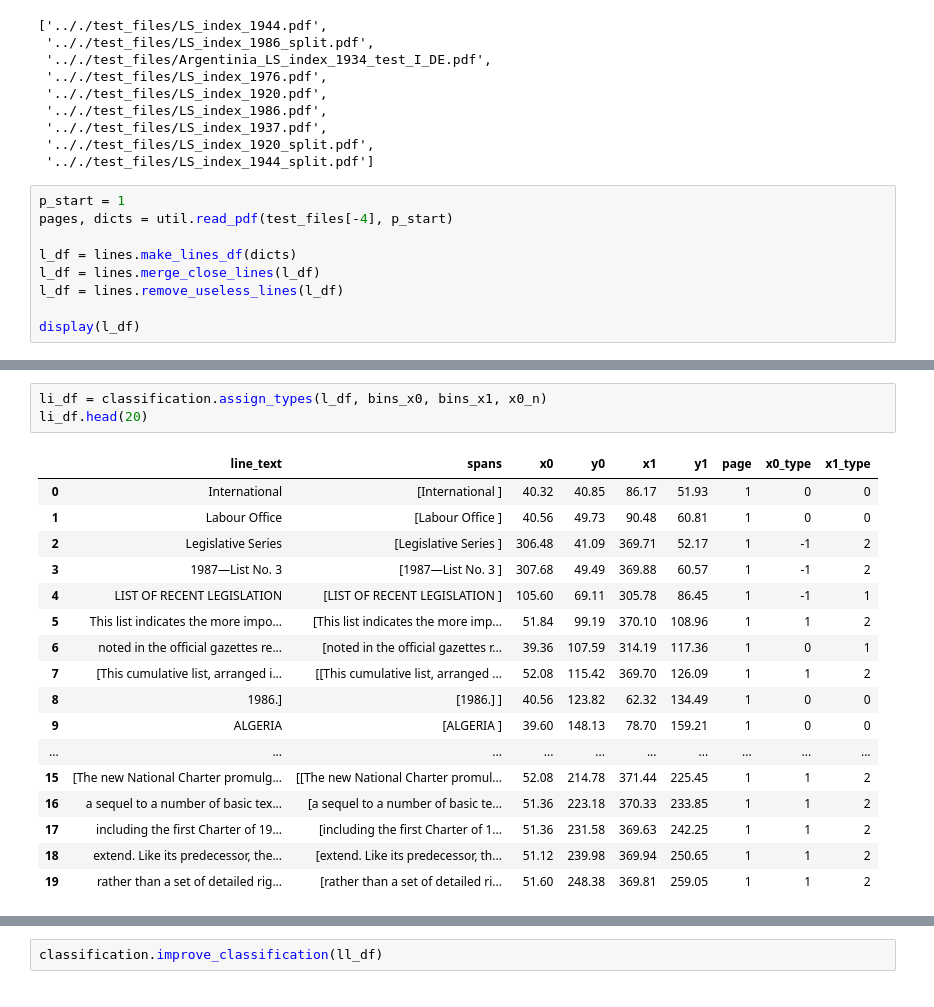
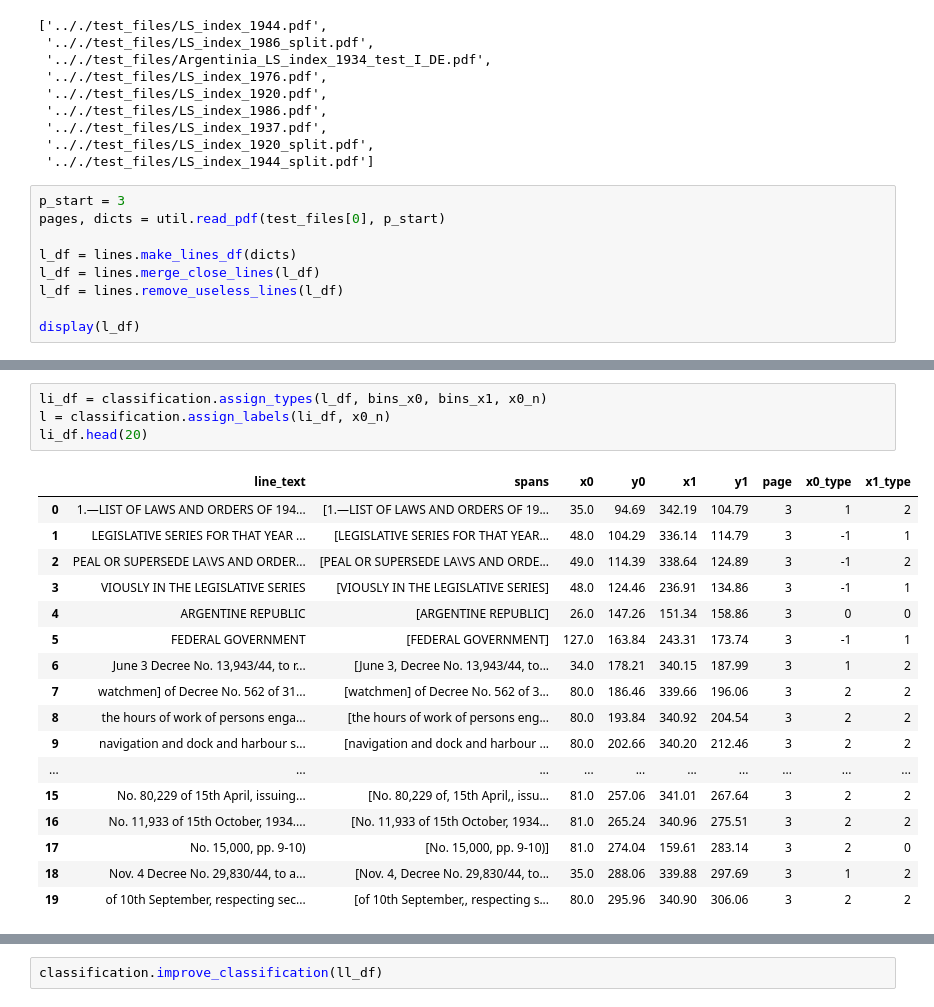
Before and after one commit to jeusa/indexex, a Jupyter notebook: code/index_extraction.ipynb, the cells around one changed output, grey strips where cells are left out. Cells and saved outputs as stored; diff of their text form.

Commit message:
FIX: drop first

```diff
--- a/code/index_extraction.ipynb
+++ b/code/index_extraction.ipynb
@@ -27,8 +27,8 @@ test_files
  '.././test_files/LS_index_1920_split.pdf',
  '.././test_files/LS_index_1944_split.pdf']
 # %%
-p_start = 1
-pages, dicts = util.read_pdf(test_files[-4], p_start)
+p_start = 3
+pages, dicts = util.read_pdf(test_files[0], p_start)
 
 l_df = lines.make_lines_df(dicts)
 l_df = lines.merge_close_lines(l_df)
@@ -86,24 +86,25 @@ display(x0_n, bins_x0, bins_x1)
 # %%
 li_df = classification.assign_types(l_df, bins_x0, bins_x1, x0_n)
+l = classification.assign_labels(li_df, x0_n)
 li_df.head(20)
 # %% [output]
 |  | line_text | spans | x0 | y0 | x1 | y1 | page | x0_type | x1_type |
-| 0 | International | [International ] | 40.32 | 40.85 | 86.17 | 51.93 | 1 | 0 | 0 |
-| 1 | Labour Office | [Labour Office ] | 40.56 | 49.73 | 90.48 | 60.81 | 1 | 0 | 0 |
-| 2 | Legislative Series | [Legislative Series ] | 306.48 | 41.09 | 369.71 | 52.17 | 1 | -1 | 2 |
-| 3 | 1987—List No. 3 | [1987—List No. 3 ] | 307.68 | 49.49 | 369.88 | 60.57 | 1 | -1 | 2 |
-| 4 | LIST OF RECENT LEGISLATION | [LIST OF RECENT LEGISLATION ] | 105.60 | 69.11 | 305.78 | 86.45 | 1 | -1 | 1 |
-| 5 | This list indicates the more impo... | [This list indicates the more imp... | 51.84 | 99.19 | 370.10 | 108.96 | 1 | 1 | 2 |
-| 6 | noted in the official gazettes re... | [noted in the official gazettes r... | 39.36 | 107.59 | 314.19 | 117.36 | 1 | 0 | 1 |
-| 7 | [This cumulative list, arranged i... | [[This cumulative list, arranged ... | 52.08 | 115.42 | 369.70 | 126.09 | 1 | 1 | 2 |
-| 8 | 1986.] | [1986.] ] | 40.56 | 123.82 | 62.32 | 134.49 | 1 | 0 | 0 |
-| 9 | ALGERIA | [ALGERIA ] | 39.60 | 148.13 | 78.70 | 159.21 | 1 | 0 | 0 |
+| 0 | 1.—LIST OF LAWS AND ORDERS OF 194... | [1.—LIST OF LAWS AND ORDERS OF 19... | 35.0 | 94.69 | 342.19 | 104.79 | 3 | 1 | 2 |
+| 1 | LEGISLATIVE SERIES FOR THAT YEAR ... | [LEGISLATIVE SERIES FOR THAT YEAR... | 48.0 | 104.29 | 336.14 | 114.79 | 3 | -1 | 1 |
+| 2 | PEAL OR SUPERSEDE LA\VS AND ORDER... | [PEAL OR SUPERSEDE LA\VS AND ORDE... | 49.0 | 114.39 | 338.64 | 124.89 | 3 | -1 | 2 |
+| 3 | VIOUSLY IN THE LEGISLATIVE SERIES | [VIOUSLY IN THE LEGISLATIVE SERIES] | 48.0 | 124.46 | 236.91 | 134.86 | 3 | -1 | 1 |
+| 4 | ARGENTINE REPUBLIC | [ARGENTINE REPUBLIC] | 26.0 | 147.26 | 151.34 | 158.86 | 3 | 0 | 0 |
+| 5 | FEDERAL GOVERNMENT | [FEDERAL GOVERNMENT] | 127.0 | 163.84 | 243.31 | 173.74 | 3 | -1 | 1 |
+| 6 | June 3 Decree No. 13,943/44, to r... | [June 3, Decree No. 13,943/44, to... | 34.0 | 178.21 | 340.15 | 187.99 | 3 | 1 | 2 |
+| 7 | watchmen] of Decree No. 562 of 31... | [watchmen] of Decree No. 562 of 3... | 80.0 | 186.46 | 339.66 | 196.06 | 3 | 2 | 2 |
+| 8 | the hours of work of persons enga... | [the hours of work of persons eng... | 80.0 | 193.84 | 340.92 | 204.54 | 3 | 2 | 2 |
+| 9 | navigation and dock and harbour s... | [navigation and dock and harbour ... | 80.0 | 202.66 | 340.20 | 212.46 | 3 | 2 | 2 |
 | ... | ... | ... | ... | ... | ... | ... | ... | ... | ... |
-| 15 | [The new National Charter promulg... | [[The new National Charter promul... | 52.08 | 214.78 | 371.44 | 225.45 | 1 | 1 | 2 |
-| 16 | a sequel to a number of basic tex... | [a sequel to a number of basic te... | 51.36 | 223.18 | 370.33 | 233.85 | 1 | 1 | 2 |
-| 17 | including the first Charter of 19... | [including the first Charter of 1... | 51.36 | 231.58 | 369.63 | 242.25 | 1 | 1 | 2 |
-| 18 | extend. Like its predecessor, the... | [extend. Like its predecessor, th... | 51.12 | 239.98 | 369.94 | 250.65 | 1 | 1 | 2 |
-| 19 | rather than a set of detailed rig... | [rather than a set of detailed ri... | 51.60 | 248.38 | 369.81 | 259.05 | 1 | 1 | 2 |
+| 15 | No. 80,229 of 15th April, issuing... | [No. 80,229 of, 15th April,, issu... | 81.0 | 257.06 | 341.01 | 267.64 | 3 | 2 | 2 |
+| 16 | No. 11,933 of 15th October, 1934.... | [No. 11,933 of 15th October, 1934... | 81.0 | 265.24 | 340.96 | 275.51 | 3 | 2 | 2 |
+| 17 | No. 15,000, pp. 9-10) | [No. 15,000, pp. 9-10)] | 81.0 | 274.04 | 159.61 | 283.14 | 3 | 2 | 0 |
+| 18 | Nov. 4 Decree No. 29,830/44, to a... | [Nov. 4, Decree No. 29,830/44, to... | 35.0 | 288.06 | 339.88 | 297.69 | 3 | 1 | 2 |
+| 19 | of 10th September, respecting sec... | [of 10th September,, respecting s... | 80.0 | 295.96 | 340.90 | 306.06 | 3 | 2 | 2 |
 # %%
 cli_df = classification.correct_x0_types(li_df, bins_x0, bins_x1, x0_n)
 ll_df = classification.assign_labels(cli_df, x0_n)
```
Also changed, not shown: parts of 4 cells of this notebook, 1 other file.
